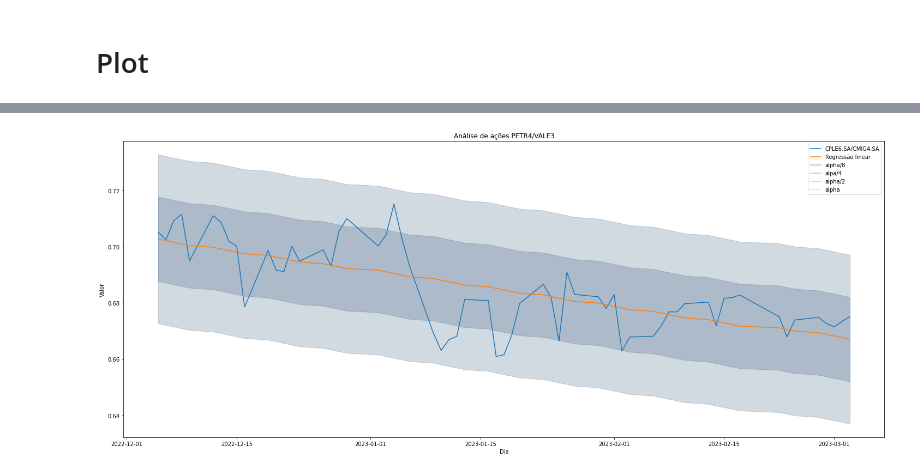
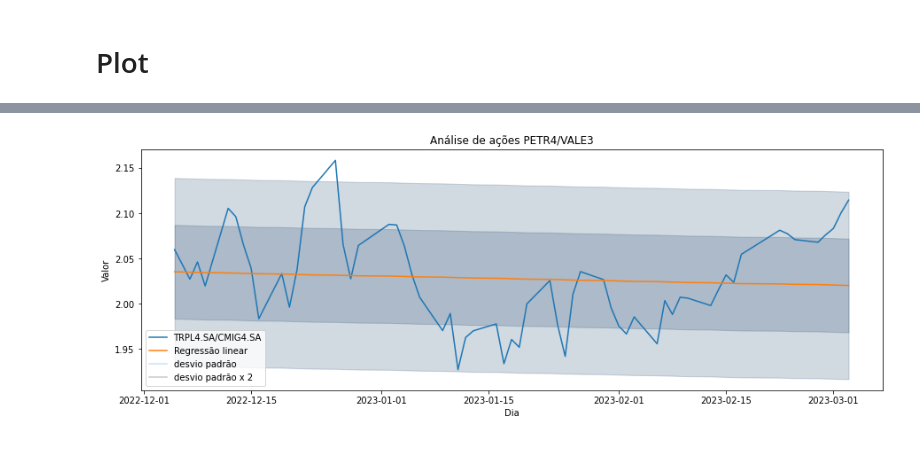
Before and after one commit to msfreit/long_short, a Jupyter notebook: long_short.ipynb, the cells around one changed output, grey strips where cells are left out. Drawn from its saved outputs; the diff is of its cells as text; code cells hidden in the pictures.

```diff
--- a/long_short.ipynb
+++ b/long_short.ipynb
@@ -63,14 +63,14 @@ def stock_analysis(stock1, stock2, days):
         f'valor {stock2}': stock2_data['Close'],
         f'{stock1}/{stock2}': stock_division.values,
         'desvio padrão': std,
-        'desvio padrão /2': std2,
-        'desvio padrão /4': std4,
-        'desvio padrão /8': std8,
+        'desvio padrão x 2': std2,
+        # 'desvio padrão /4': std4,
+        # 'desvio padrão /8': std8,
         'regressão linear': linear_regression.flatten(),
-        'alpha': std / linear_regression.flatten(),
-        'alpha /2': std2 / linear_regression.flatten(),
-        'alpha /4': std4 / linear_regression.flatten(),
-        'alpha /8': std8 / linear_regression.flatten()
+        # 'alpha': std / linear_regression.flatten(),
+        # 'alpha /2': std2 / linear_regression.flatten(),
+        # 'alpha /4': std4 / linear_regression.flatten(),
+        # 'alpha /8': std8 / linear_regression.flatten()
     })
 
     return result_df
@@ -131,2 +182,7 @@ resultados
 # %% [markdown]
 # Plot
+# %%
+stock1 = "TRPL4.SA"
+stock2 = "CMIG4.SA"
+
+resultados = stock_analysis( stock1, stock2, 90)
@@ -133,42 +193,50 @@ resultados
 # %%
 import matplotlib.pyplot as plt
 
-# Chame a função stock_analysis para obter os dados
-data = resultados
+def plot_stock_analysis(data):
+    # Crie um gráfico com a divisão STOCK1/STOCK2 e a linha da regressão linear
+    fig, ax = plt.subplots()
+    ax.plot(data['Dia'], data[f'{stock1}/{stock2}'], label=stock1+"/"+stock2)
+    ax.plot(data['Dia'], data['regressão linear'], label='Regressão linear')
 
-# Crie um gráfico com a divisão STOCK1/STOCK2 e a linha da regressão linear
-fig, ax = plt.subplots()
-ax.plot(data['Dia'], data[f'{stock1}/{stock2}'], label=stock1+"/"+stock2)
-ax.plot(data['Dia'], data['regressão linear'], label='Regressão linear')
+    # Adicione sombras para os intervalos de alpha
+    # ax.fill_between(data['Dia'], data['regressão linear'] - data['alpha /8'], data['regressão linear'] + data['alpha /8'], alpha=0.2, color='#19416b')
+    # ax.fill_between(data['Dia'], data['regressão linear'] - data['alpha /4'], data['regressão linear'] + data['alpha /4'], alpha=0.2, color='#3175bd')
+    # ax.fill_between(data['Dia'], data['regressão linear'] - data['alpha /2'], data['regressão linear'] + data['alpha /2'], alpha=0.2, color='#4a94e3')
+    # ax.fill_between(data['Dia'], data['regressão linear'] - data['alpha'], data['regressão linear'] + data['alpha'], alpha=0.2, color='#71b6ff')
+    ax.fill_between(data['Dia'], data['regressão linear'] - 2*data['desvio padrão'], data['regressão linear'] + 2*data['desvio padrão'], alpha=0.2, color='#19416b')
+    ax.fill_between(data['Dia'], data['regressão linear'] - data['desvio padrão'], data['regressão linear'] + data['desvio padrão'], alpha=0.2, color='#19416b')
 
-# Adicione sombras para os intervalos de alpha
-# ax.fill_between(data['Dia'], data['regressão linear'] - data['alpha /8'], data['regressão linear'] + data['alpha /8'], alpha=0.2, color='#19416b')
-# ax.fill_between(data['Dia'], data['regressão linear'] - data['alpha /4'], data['regressão linear'] + data['alpha /4'], alpha=0.2, color='#3175bd')
-# ax.fill_between(data['Dia'], data['regressão linear'] - data['alpha /2'], data['regressão linear'] + data['alpha /2'], alpha=0.2, color='#4a94e3')
-# ax.fill_between(data['Dia'], data['regressão linear'] - data['alpha'], data['regressão linear'] + data['alpha'], alpha=0.2, color='#71b6ff')
-ax.fill_between(data['Dia'], data['regressão linear'] - 2*data['desvio padrão'], data['regressão linear'] + 2*data['desvio padrão'], alpha=0.2, color='#19416b')
-ax.fill_between(data['Dia'], data['regressão linear'] - data['desvio padrão'], data['regressão linear'] + data['desvio padrão'], alpha=0.2, color='#19416b')
+    # Adicione legendas para as sombras dos intervalos de alpha
+    # alpha_legend = [
+    #     (data['alpha /8'], '#19416b', 'alpha/8')
+    #     ,(data['alpha /4'], '#3175bd', 'alpa/4')
+    #     ,(data['alpha /2'], '#4a94e3', 'alpha/2')
+    #     ,(data['alpha'], '#71b6ff', 'alpha')
+    # ]
+    # for alpha, color, label in alpha_legend:
+    #     ax.plot([], [], color=color, alpha=0.4, label=label)
 
-# Adicione legendas para as sombras dos intervalos de alpha
-alpha_legend = [
-    (data['alpha /8'], '#19416b', 'alpha/8')
-    ,(data['alpha /4'], '#3175bd', 'alpa/4')
-    ,(data['alpha /2'], '#4a94e3', 'alpha/2')
-    ,(data['alpha'], '#71b6ff', 'alpha')
-]
-for alpha, color, label in alpha_legend:
-    ax.plot([], [], color=color, alpha=0.4, label=label)
+    stdev_legend = [
+        (data['desvio padrão'], '#71b6ff', 'desvio padrão')
+        ,(data['desvio padrão x 2'], '#747a8a', 'desvio padrão x 2')
+    ]
+    for alpha, color, label in stdev_legend:
+        ax.plot([], [], color=color, alpha=0.4, label=label)
 
-# Adicione legendas e rótulos aos eixos
-ax.legend()
-ax.set_xlabel('Dia')
-ax.set_ylabel('Valor')
-ax.set_title('Análise de ações PETR4/VALE3')
+    # Adicione legendas e rótulos aos eixos
+    ax.legend()
+    ax.set_xlabel('Dia')
+    ax.set_ylabel('Valor')
+    ax.set_title('Análise de ações PETR4/VALE3')
 
-# Ajuste o tamanho da figura
-fig.set_size_inches(25, 10)
+    # Ajuste o tamanho da figura
+    fig.set_size_inches(15, 5)
 
-# Exiba o gráfico
-plt.show()
+    # Exiba o gráfico
+    plt.show()
+
+
+plot_stock_analysis(resultados)
 # %% [output]
-[figure, old version]
+[figure, new version]
```
Also changed, not shown: parts of 6 cells of this notebook.
